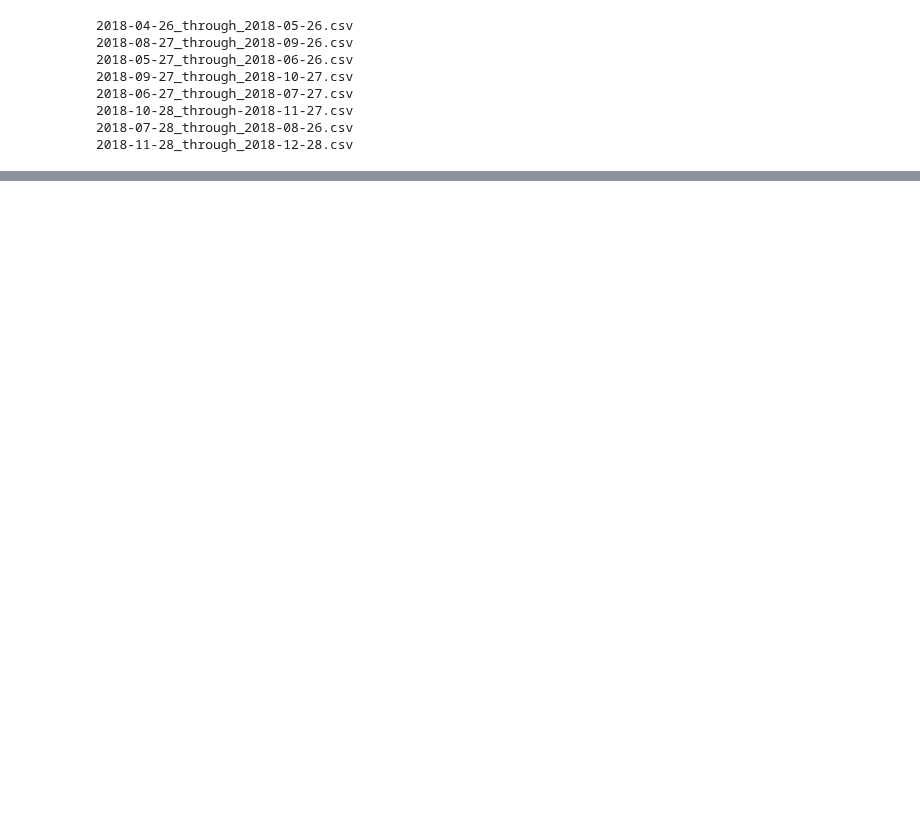
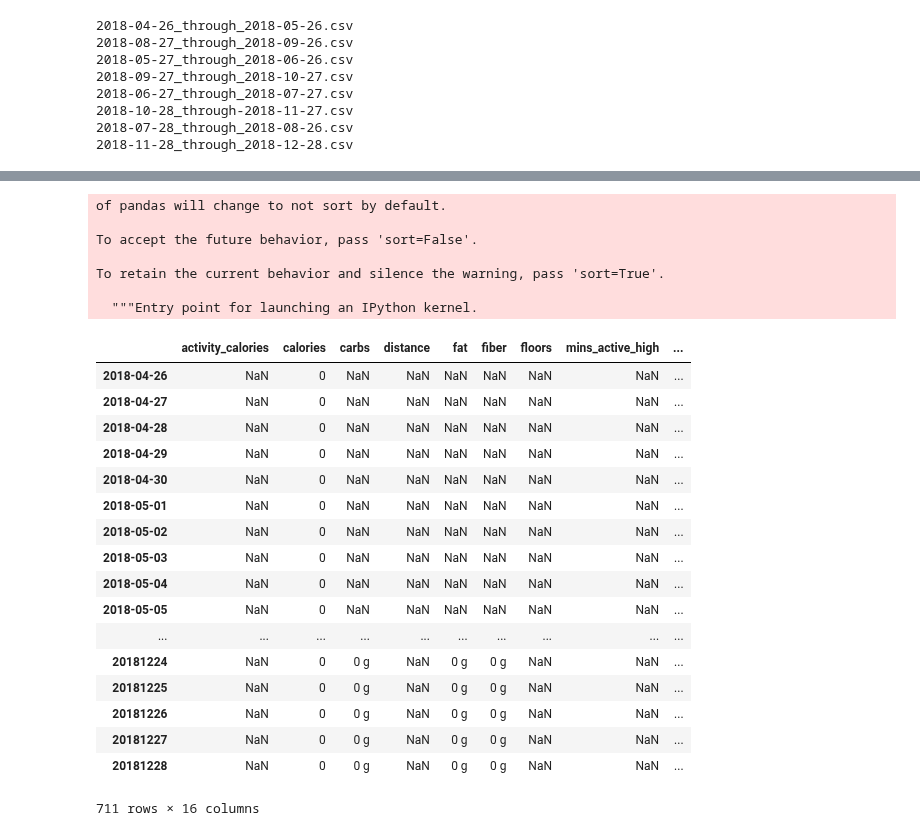
Before and after one commit to time-series-101-eric-norrick/tsa-fitbit, a Jupyter notebook: Acquire_debugging.ipynb, the cells around one changed output, grey strips where cells are left out. Saved outputs shown, nothing was run; the diff lists cells and outputs as text; code cells hidden in the pictures; blank space fills up the shorter version.

Commit message:
finished building acquire and prep

```diff
--- a/Acquire_debugging.ipynb
+++ b/Acquire_debugging.ipynb
@@ -86,0 +130,28 @@ x
+# %%
+pd.concat(aq.acquire_fitbit())
+# %% [output]
+of pandas will change to not sort by default.
+
+To accept the future behavior, pass 'sort=False'.
+
+To retain the current behavior and silence the warning, pass 'sort=True'.
+
+  """Entry point for launching an IPython kernel.
+|  | activity_calories | calories | carbs | distance | fat | fiber | floors | mins_active_high | ... |
+| 2018-04-26 | NaN | 0 | NaN | NaN | NaN | NaN | NaN | NaN | ... |
+| 2018-04-27 | NaN | 0 | NaN | NaN | NaN | NaN | NaN | NaN | ... |
+| 2018-04-28 | NaN | 0 | NaN | NaN | NaN | NaN | NaN | NaN | ... |
+| 2018-04-29 | NaN | 0 | NaN | NaN | NaN | NaN | NaN | NaN | ... |
+| 2018-04-30 | NaN | 0 | NaN | NaN | NaN | NaN | NaN | NaN | ... |
+| 2018-05-01 | NaN | 0 | NaN | NaN | NaN | NaN | NaN | NaN | ... |
+| 2018-05-02 | NaN | 0 | NaN | NaN | NaN | NaN | NaN | NaN | ... |
+| 2018-05-03 | NaN | 0 | NaN | NaN | NaN | NaN | NaN | NaN | ... |
+| 2018-05-04 | NaN | 0 | NaN | NaN | NaN | NaN | NaN | NaN | ... |
+| 2018-05-05 | NaN | 0 | NaN | NaN | NaN | NaN | NaN | NaN | ... |
+| ... | ... | ... | ... | ... | ... | ... | ... | ... | ... |
+| 20181224 | NaN | 0 | 0 g | NaN | 0 g | 0 g | NaN | NaN | ... |
+| 20181225 | NaN | 0 | 0 g | NaN | 0 g | 0 g | NaN | NaN | ... |
+| 20181226 | NaN | 0 | 0 g | NaN | 0 g | 0 g | NaN | NaN | ... |
+| 20181227 | NaN | 0 | 0 g | NaN | 0 g | 0 g | NaN | NaN | ... |
+| 20181228 | NaN | 0 | 0 g | NaN | 0 g | 0 g | NaN | NaN | ... |
+711 rows × 16 columns
```
Also changed, not shown: parts of 4 cells of this notebook, 3 other files.
